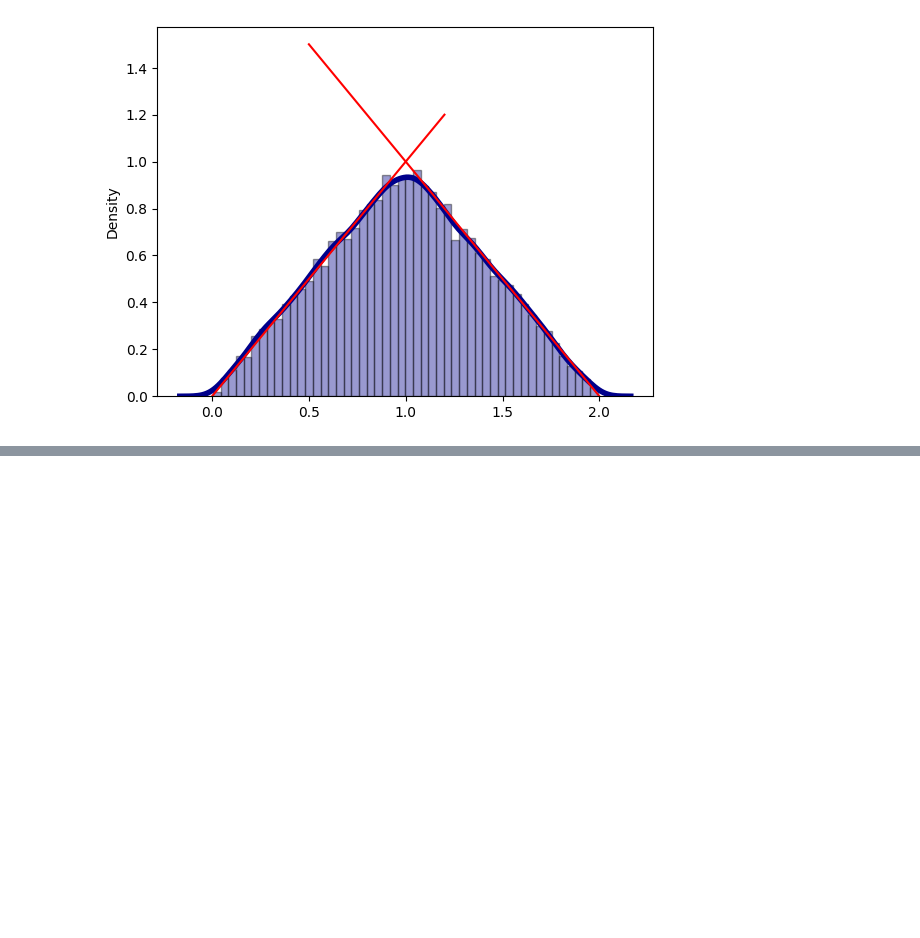
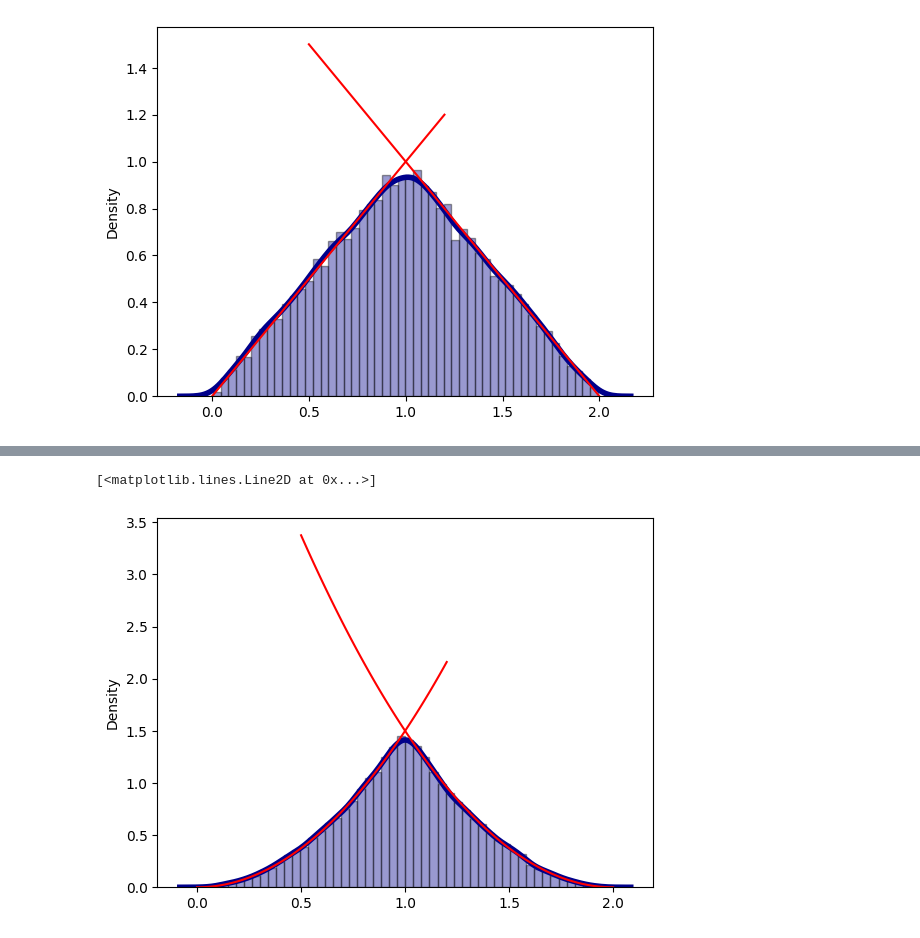
Before and after one commit to dragonoverlord3000/prob_tools, a Jupyter notebook: Simple simulations.ipynb, the cells around one changed output, grey strips where cells are left out. Cells and saved outputs as stored; diff of their text form; code cells hidden in the pictures; blank space fills up the shorter version.

```diff
--- a/Simple simulations.ipynb
+++ b/Simple simulations.ipynb
@@ -78,3 +78,11 @@ Calculated probability: 0.125
 custom_pdf_1D(a,b,f,5)
 # %% [output]
 array([0.80380804, 0.62723627, 0.46574466, 0.500345  , 0.62802628])
+# %%
+a = 0
+b = 1
+f = lambda x: 4*x**3
+size = 1_000_000
+res = custom_pdf_1D(a,b,f,size)
+print(f"Simulated probability: {sum(res)/len(res)}")
+print(f"Calculated probability: {4/5}")
@@ -138,0 +153,20 @@ plt.plot(np.linspace(0.5,2,100),2 - np.linspace(0.5,2,100), 'red')
+# %%
+ax = 0
+bx = 1
+ay = 0
+by = 1
+size = 40_000
+# Note: float(true) = 1, while float(false) = 0
+f = lambda arr: float(arr[0] <= arr[1]) * (6*arr[1] - 6*arr[0])
+res = custom_pdf_2D(ax,bx,ay,by,f,size)
+# %%
+warnings.filterwarnings("ignore")
+sns.distplot([r[0]+r[1] for r in res], hist=True, kde=True,
+             bins=int(50), color = 'darkblue',
+             hist_kws={'edgecolor':'black'},
+             kde_kws={'linewidth': 4})
+plt.plot(np.linspace(0,1.2,100),3/2*np.linspace(0,1.2,100)**2, 'red')
+plt.plot(np.linspace(0.5,2,100),3/2*(2 - np.linspace(0.5,2,100))**2, 'red')
+# %% [output]
+[<matplotlib.lines.Line2D at 0x...>]
+[figure, added]
```
Also changed, not shown: parts of 5 cells of this notebook.
